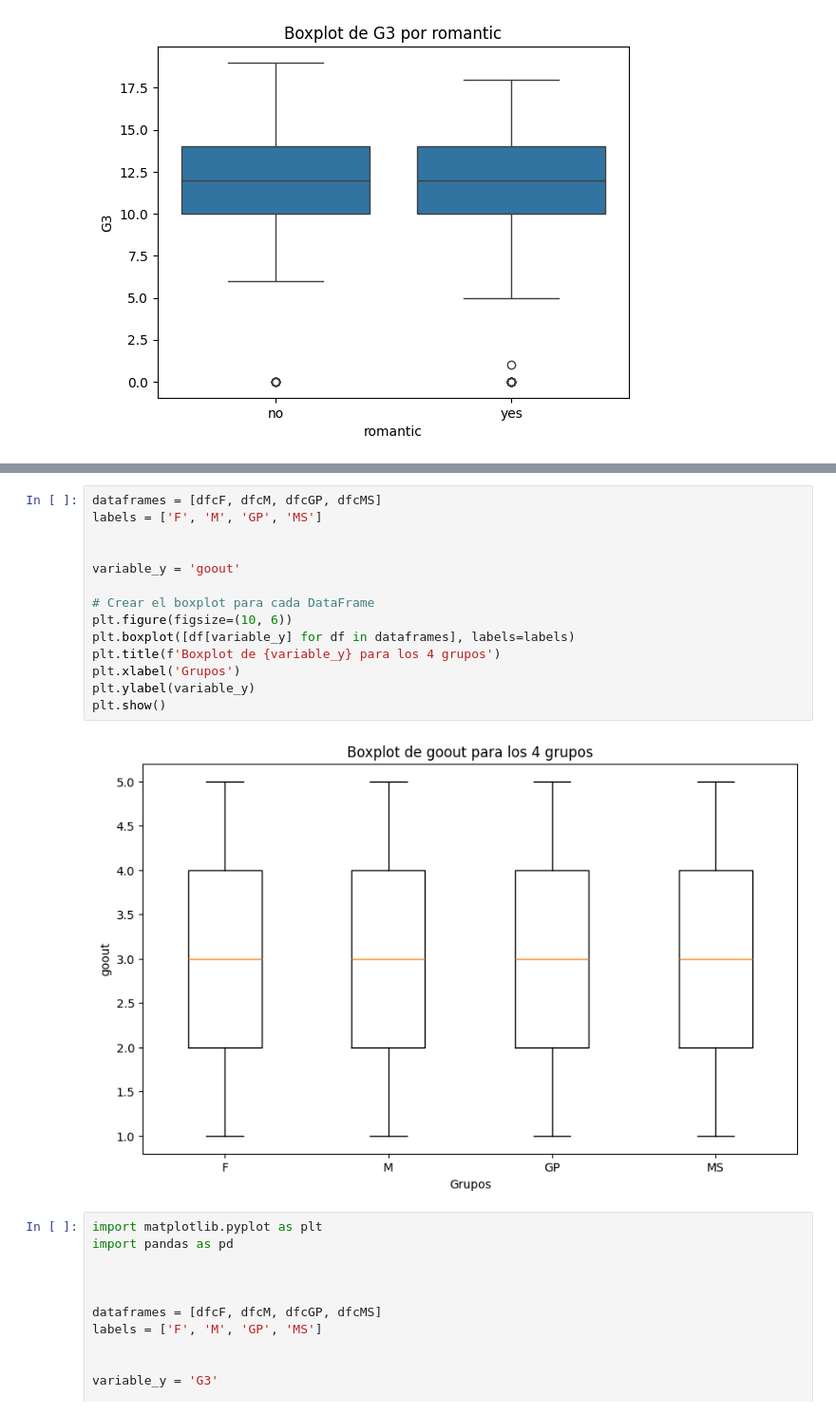
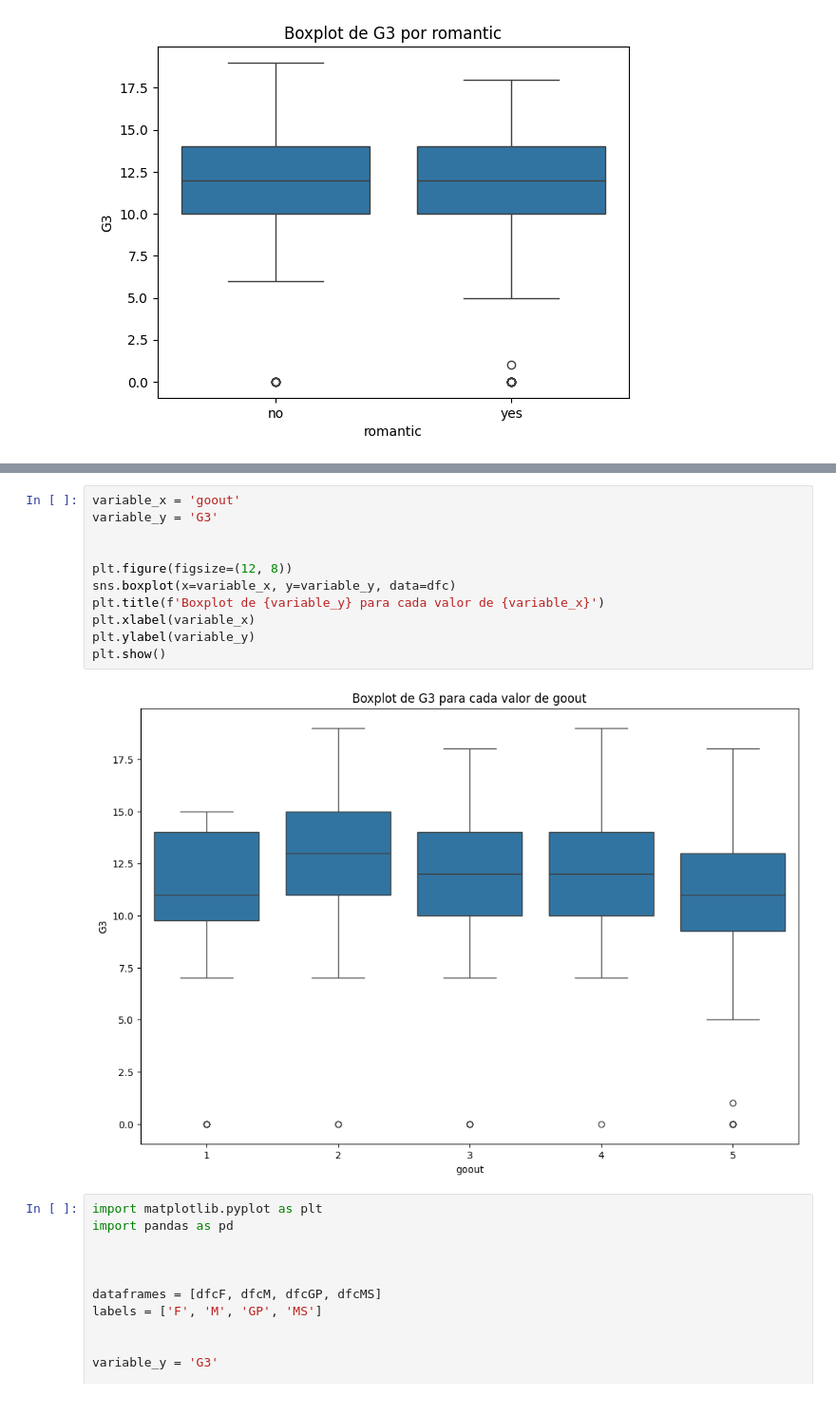
Before and after one commit to Tumup/estadistica, a Jupyter notebook: ESTADISTICA/analisis.ipynb, the cells around one changed output, grey strips where cells are left out. Shown at 95% size. Cells and saved outputs as stored; diff of their text form.

Commit message:
Arreglos en variable y grafico box

```diff
--- a/ESTADISTICA/analisis.ipynb
+++ b/ESTADISTICA/analisis.ipynb
@@ -228,19 +225,16 @@ plt.show()
 # %%
-dataframes = [dfcF, dfcM, dfcGP, dfcMS]
-labels = ['F', 'M', 'GP', 'MS']
+variable_x = 'goout'
+variable_y = 'G3'
 
 
-variable_y = 'goout'
-
-# Crear el boxplot para cada DataFrame
-plt.figure(figsize=(10, 6))
-plt.boxplot([df[variable_y] for df in dataframes], labels=labels)
-plt.title(f'Boxplot de {variable_y} para los 4 grupos')
-plt.xlabel('Grupos')
+plt.figure(figsize=(12, 8))
+sns.boxplot(x=variable_x, y=variable_y, data=dfc)
+plt.title(f'Boxplot de {variable_y} para cada valor de {variable_x}')
+plt.xlabel(variable_x)
 plt.ylabel(variable_y)
 plt.show()
 # %% [output]
-[figure, old version]
+[figure, new version]
 # %%
 import matplotlib.pyplot as plt
 import pandas as pd
```
Also changed, not shown: parts of 15 cells of this notebook.
